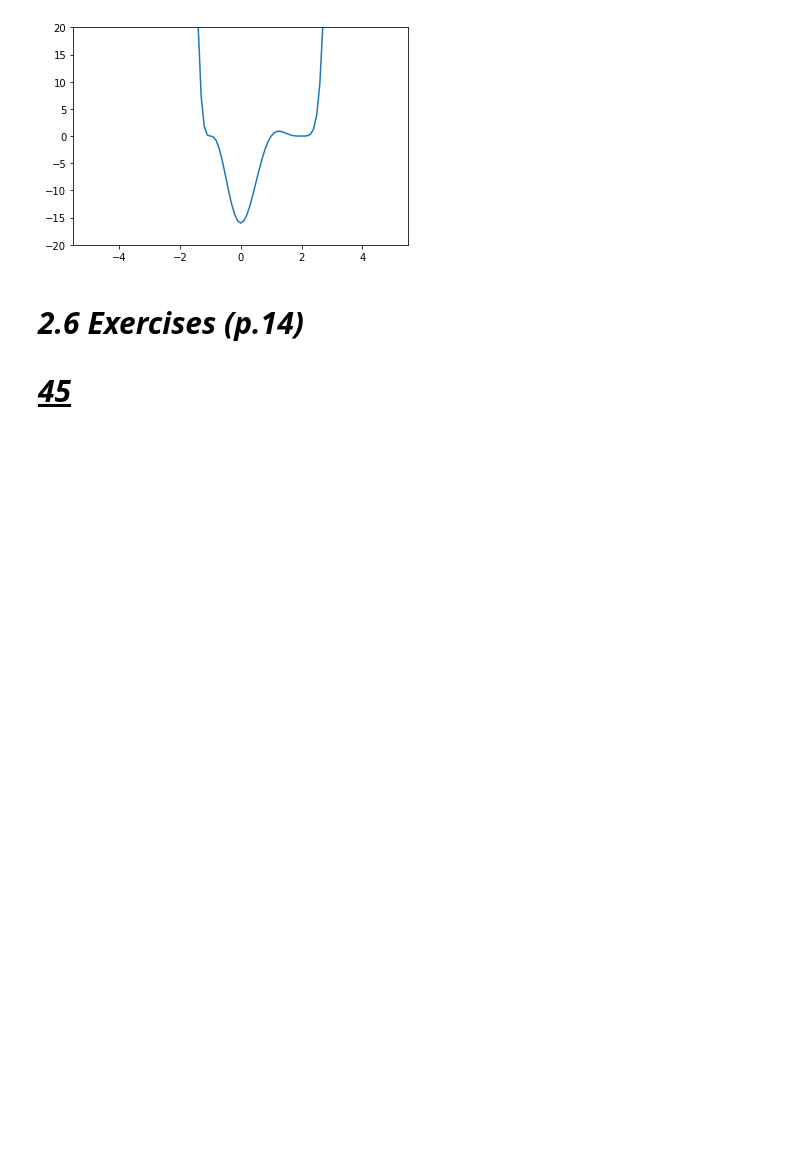
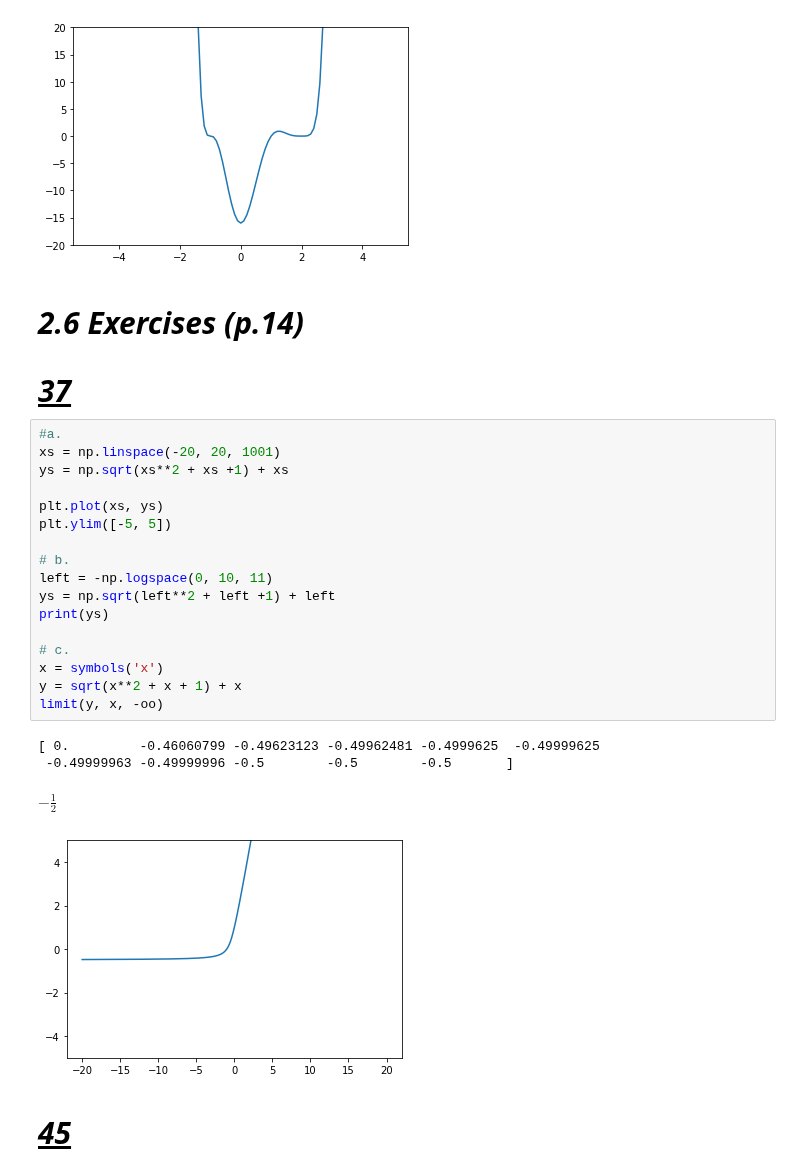
Before and after one commit to felipesveiga/Calculus, a Jupyter notebook: Chapter 2/stewart2.ipynb, the cells around one changed output. Cells and saved outputs as stored; diff of their text form; blank space fills up the shorter version.

```diff
--- a/Chapter 2/stewart2.ipynb
+++ b/Chapter 2/stewart2.ipynb
@@ -1706,6 +1706,30 @@ plt.ylim([-20, 20])
 [figure]
 # %% [markdown]
 <h3 style='font-size:30px;font-style:italic'> 2.6 Exercises (p.14)</h3>
+# %% [markdown]
+<h4 style='font-size:30px;font-style:italic;text-decoration:underline'> 37</h4>
+# %%
+#a.
+xs = np.linspace(-20, 20, 1001)
+ys = np.sqrt(xs**2 + xs +1) + xs
+
+plt.plot(xs, ys)
+plt.ylim([-5, 5])
+
+# b.
+left = -np.logspace(0, 10, 11)
+ys = np.sqrt(left**2 + left +1) + left
+print(ys)
+
+# c.
+x = symbols('x')
+y = sqrt(x**2 + x + 1) + x
+limit(y, x, -oo)
+# %% [output]
+[ 0.         -0.46060799 -0.49623123 -0.49962481 -0.4999625  -0.49999625
+ -0.49999963 -0.49999996 -0.5        -0.5        -0.5       ]
+$\displaystyle - \frac{1}{2}$
+[figure, added]
 # %% [markdown]
 <h4 style='font-size:30px;font-style:italic;text-decoration:underline'> 45</h4>
 # %%
```
Also changed, not shown: parts of 10 cells of this notebook.
